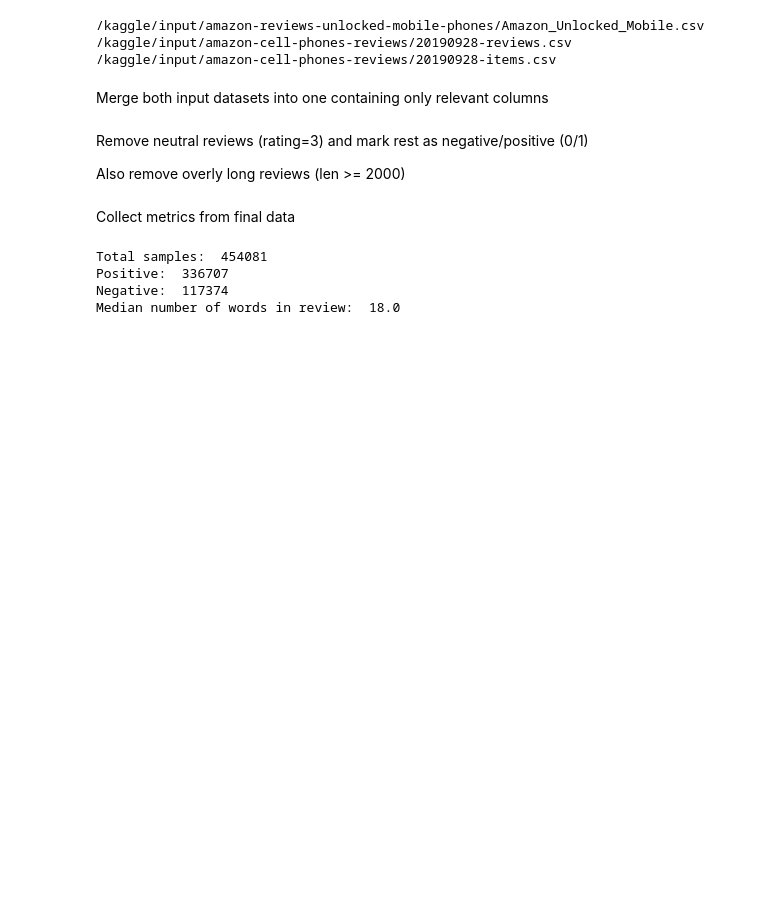
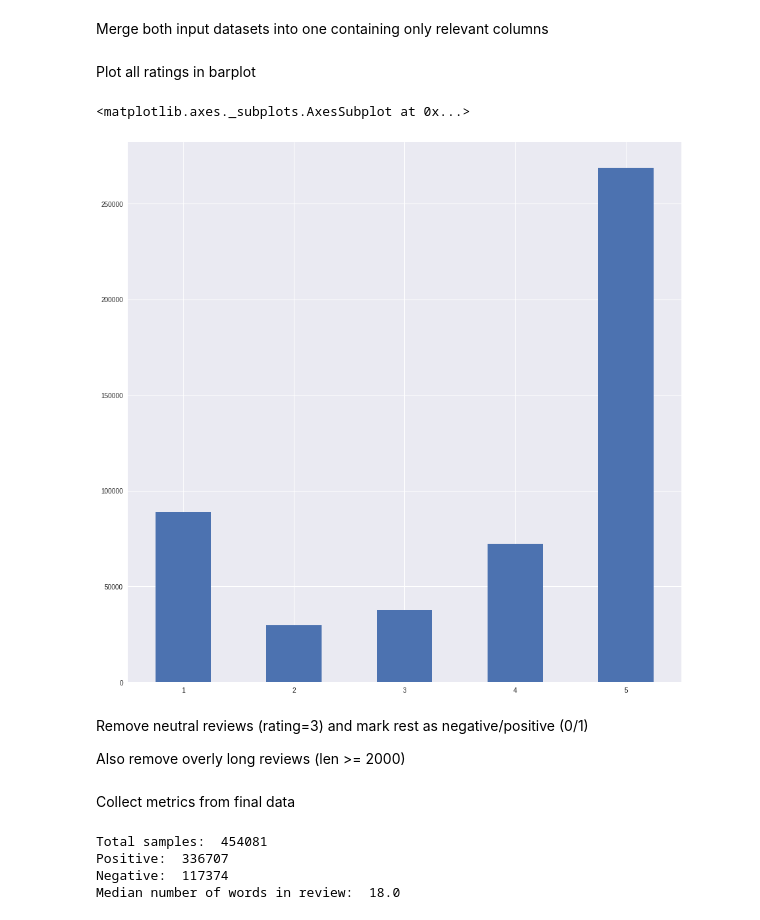
Before and after one commit to spitko/amazon-sentiment-analysis, a Jupyter notebook: cnn.ipynb, the cells around one changed output. Drawn from its saved outputs; the diff is of its cells as text; code cells hidden in the pictures; blank space fills up the shorter version.

```diff
--- a/cnn.ipynb
+++ b/cnn.ipynb
@@ -18,19 +18,8 @@ from tensorflow.python.keras.layers import Embedding
 from tensorflow.python.keras.layers import Conv1D
 from tensorflow.python.keras.layers import GlobalMaxPooling1D
 
-# Input data files are available in the "../input/" directory.
-# For example, running this (by clicking run or pressing Shift+Enter) will list all files under the input directory
-
-import os
-for dirname, _, filenames in os.walk('/kaggle/input'):
-    for filename in filenames:
-        print(os.path.join(dirname, filename))
-
-# Any results you write to the current directory are saved as output.
+%matplotlib inline
+plt.style.use("seaborn")
-# %% [output]
-/kaggle/input/amazon-reviews-unlocked-mobile-phones/Amazon_Unlocked_Mobile.csv
-/kaggle/input/amazon-cell-phones-reviews/20190928-reviews.csv
-/kaggle/input/amazon-cell-phones-reviews/20190928-items.csv
 # %% [markdown]
 Merge both input datasets into one containing only relevant columns
 # %%
@@ -41,6 +30,13 @@ second = pd.read_csv("../input/amazon-reviews-unlocked-mobile-phones/Amazon_Unlo
 second = second[["Reviews", "Rating"]]
 data = pd.DataFrame(np.concatenate([first.values, second.values]), columns=first.columns)
 data = data.dropna()
+# %% [markdown]
+Plot all ratings in barplot
+# %%
+data.rating.value_counts().reindex([1, 2, 3, 4, 5]).plot.bar(rot=0, y='rating', figsize=(15, 15))
+# %% [output]
+<matplotlib.axes._subplots.AxesSubplot at 0x...>
+[figure, added]
 # %% [markdown]
 Remove neutral reviews (rating=3) and mark rest as negative/positive (0/1)
 
```
Also changed, not shown: parts of 10 cells of this notebook, 4 other files.
